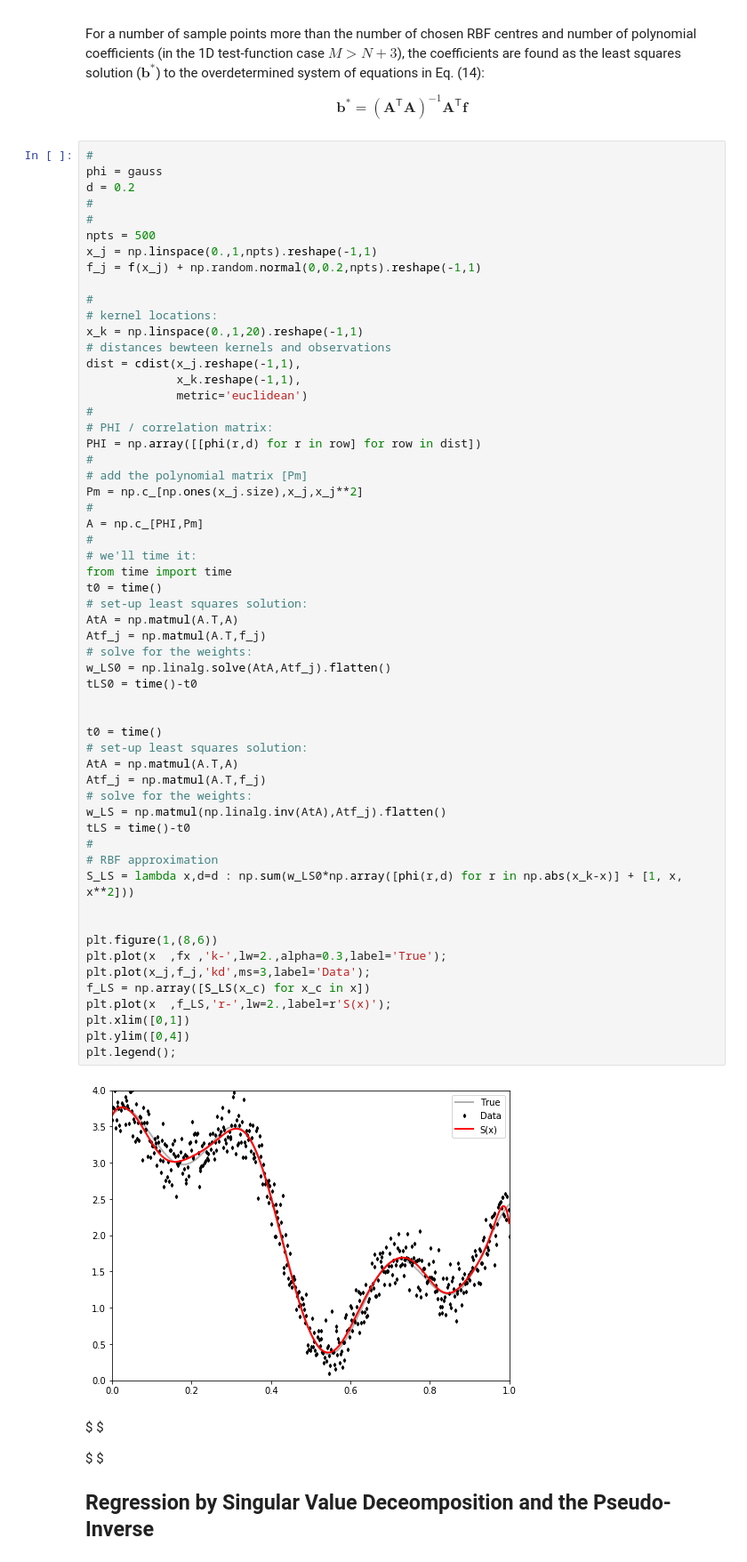
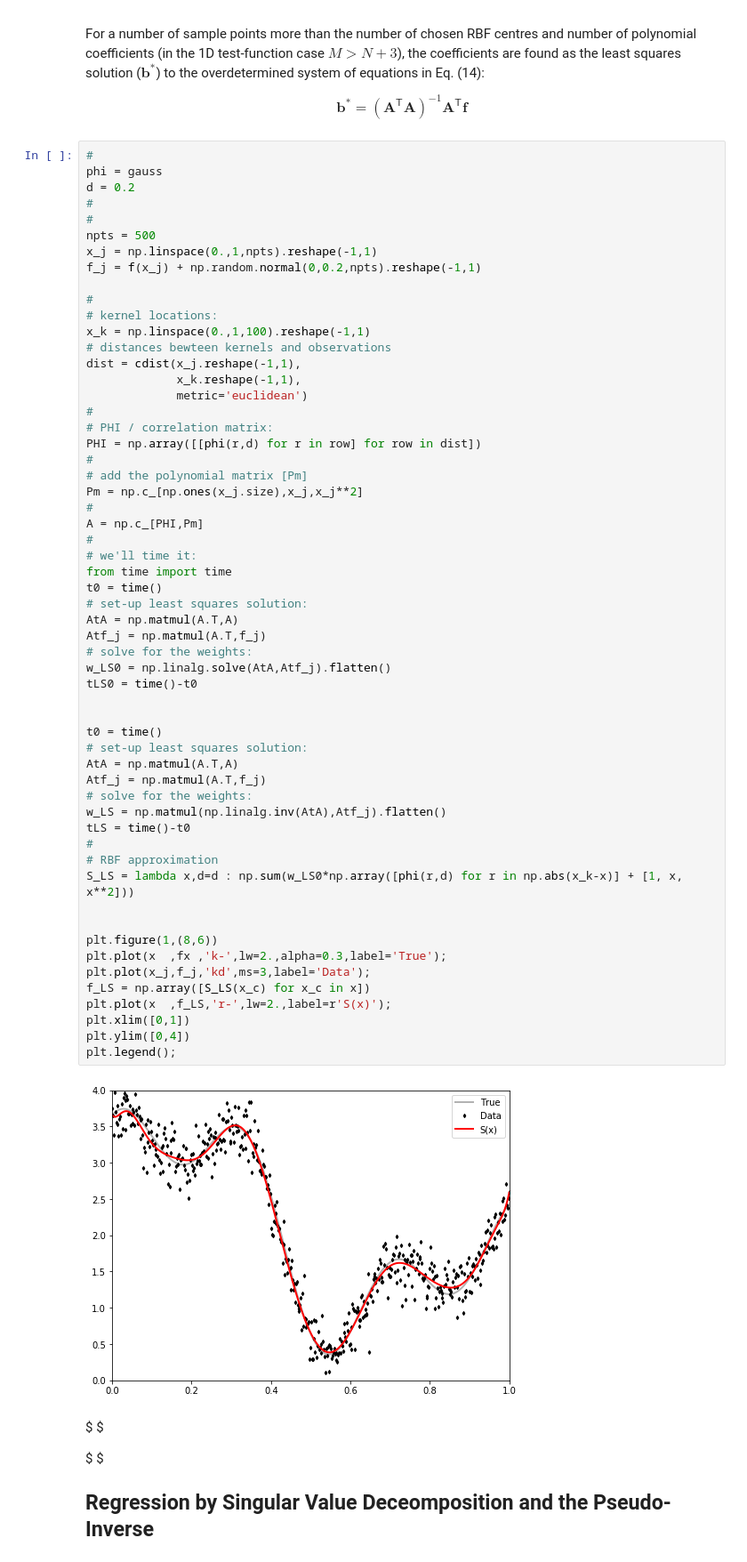
Before and after one commit to jacojvr/RbfX, a Jupyter notebook: 1D Radial Basis Functions (basics).ipynb, the cells around one changed output. Shown at 89% size. Cells and saved outputs as stored; diff of their text form.

```diff
--- a/1D Radial Basis Functions (basics).ipynb
+++ b/1D Radial Basis Functions (basics).ipynb
@@ -500,7 +500,7 @@ f_j = f(x_j) + np.random.normal(0,0.2,npts).reshape(-1,1)
 
 #
 # kernel locations:
-x_k = np.linspace(0.,1,20).reshape(-1,1)
+x_k = np.linspace(0.,1,100).reshape(-1,1)
 # distances bewteen kernels and observations
 dist = cdist(x_j.reshape(-1,1),
              x_k.reshape(-1,1),
@@ -519,34 +519,34 @@ from time import time
 t0 = time()
 # set-up least squares solution:
 AtA = np.matmul(A.T,A)
 Atf_j = np.matmul(A.T,f_j)
 # solve for the weights:
 w_LS0 = np.linalg.solve(AtA,Atf_j).flatten()
 tLS0 = time()-t0
 
 
 t0 = time()
 # set-up least squares solution:
 AtA = np.matmul(A.T,A)
 Atf_j = np.matmul(A.T,f_j)
 # solve for the weights:
 w_LS = np.matmul(np.linalg.inv(AtA),Atf_j).flatten()
 tLS = time()-t0
 #
 # RBF approximation
 S_LS = lambda x,d=d : np.sum(w_LS0*np.array([phi(r,d) for r in np.abs(x_k-x)] + [1, x, x**2]))
 
 
 plt.figure(1,(8,6))
 plt.plot(x  ,fx ,'k-',lw=2.,alpha=0.3,label='True');
 plt.plot(x_j,f_j,'kd',ms=3,label='Data');
 f_LS = np.array([S_LS(x_c) for x_c in x])
 plt.plot(x  ,f_LS,'r-',lw=2.,label=r'S(x)');
 plt.xlim([0,1])
 plt.ylim([0,4])
 plt.legend();
 # %% [output]
-[figure, old version]
+[figure, new version]
 # %% [markdown]
 
 $ $
```
Also changed, not shown: parts of 5 cells of this notebook, 3 other files.
